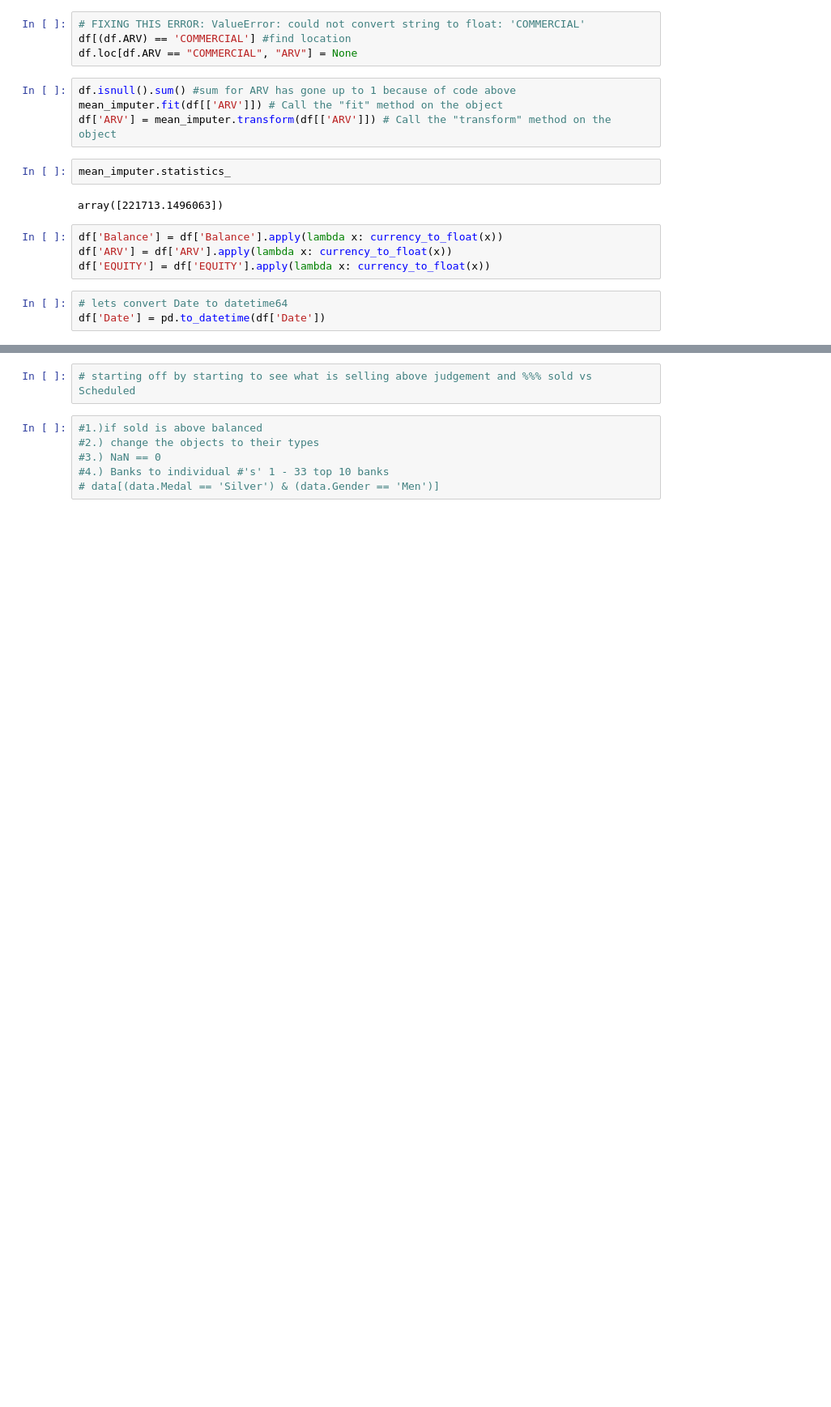
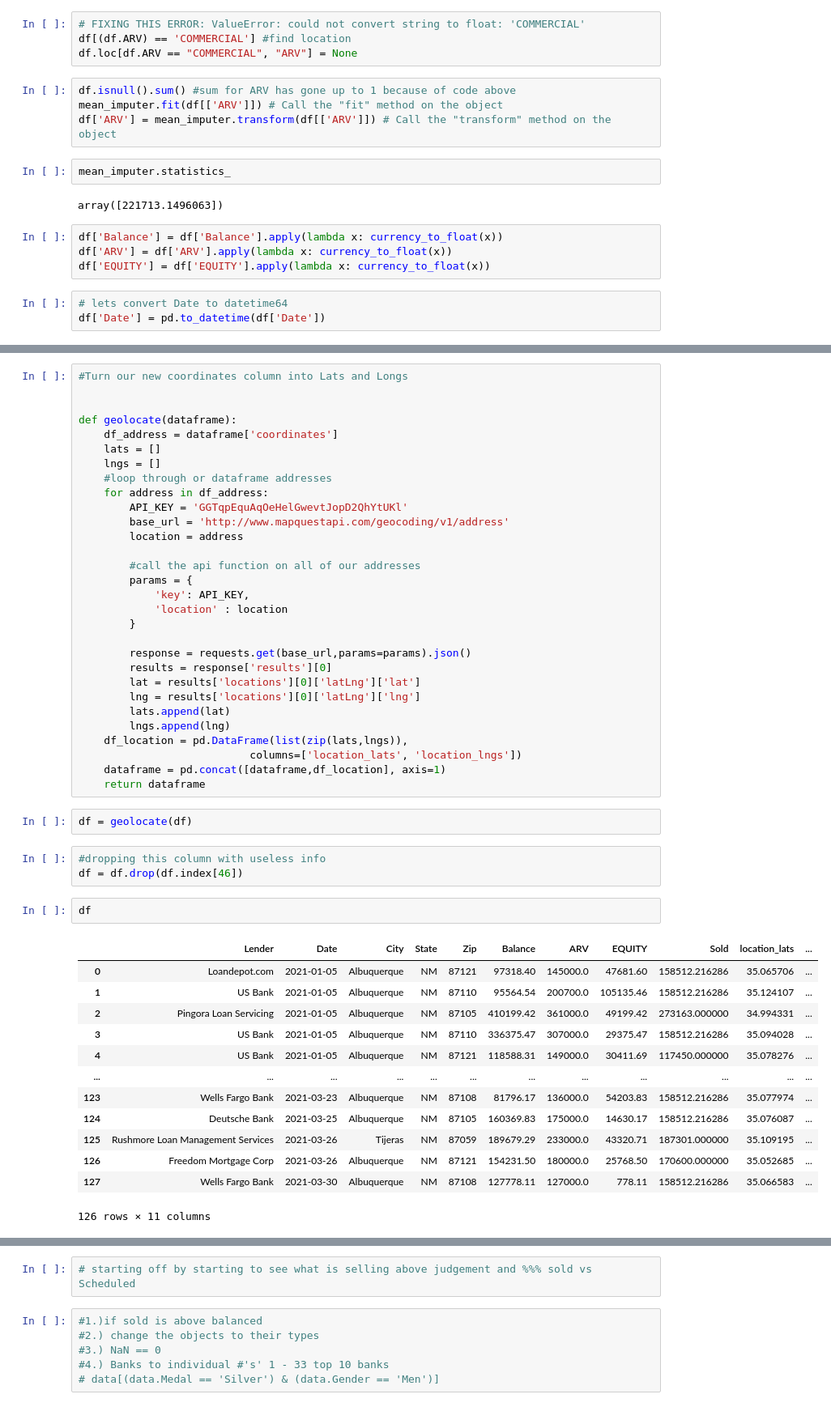
Before and after one commit to munjik/personal-projects, a Jupyter notebook: real_estate_project/Untitled.ipynb, the cells around one changed output, grey strips where cells are left out. Shown: that part at 81% size. Saved outputs shown, nothing was run; the diff lists cells and outputs as text; blank space fills up the shorter version.

```diff
--- a/real_estate_project/Untitled.ipynb
+++ b/real_estate_project/Untitled.ipynb
@@ -194,3 +217,54 @@ df
+# %%
+#Turn our new coordinates column into Lats and Longs
+
+
+def geolocate(dataframe):
+    df_address = dataframe['coordinates']
+    lats = []
+    lngs = []
+    #loop through or dataframe addresses
+    for address in df_address:
+        API_KEY = 'GGTqpEquAqOeHelGwevtJopD2QhYtUKl'
+        base_url = 'http://www.mapquestapi.com/geocoding/v1/address'
+        location = address
+
+        #call the api function on all of our addresses
+        params = {
+            'key': API_KEY,
+            'location' : location
+        }
+
+        response = requests.get(base_url,params=params).json()
+        results = response['results'][0]
+        lat = results['locations'][0]['latLng']['lat']
+        lng = results['locations'][0]['latLng']['lng']
+        lats.append(lat)
+        lngs.append(lng)
+    df_location = pd.DataFrame(list(zip(lats,lngs)),
+                           columns=['location_lats', 'location_lngs'])
+    dataframe = pd.concat([dataframe,df_location], axis=1)
+    return dataframe
+# %%
+df = geolocate(df)
+# %%
+#dropping this column with useless info
+df = df.drop(df.index[46])
+# %%
+df
+# %% [output]
+|  | Lender | Date | City | State | Zip | Balance | ARV | EQUITY | Sold | location_lats | ... |
+| 0 | Loandepot.com | 2021-01-05 | Albuquerque | NM | 87121 | 97318.40 | 145000.0 | 47681.60 | 158512.216286 | 35.065706 | ... |
+| 1 | US Bank | 2021-01-05 | Albuquerque | NM | 87110 | 95564.54 | 200700.0 | 105135.46 | 158512.216286 | 35.124107 | ... |
+| 2 | Pingora Loan Servicing | 2021-01-05 | Albuquerque | NM | 87105 | 410199.42 | 361000.0 | 49199.42 | 273163.000000 | 34.994331 | ... |
+| 3 | US Bank | 2021-01-05 | Albuquerque | NM | 87110 | 336375.47 | 307000.0 | 29375.47 | 158512.216286 | 35.094028 | ... |
+| 4 | US Bank | 2021-01-05 | Albuquerque | NM | 87121 | 118588.31 | 149000.0 | 30411.69 | 117450.000000 | 35.078276 | ... |
+| ... | ... | ... | ... | ... | ... | ... | ... | ... | ... | ... | ... |
+| 123 | Wells Fargo Bank | 2021-03-23 | Albuquerque | NM | 87108 | 81796.17 | 136000.0 | 54203.83 | 158512.216286 | 35.077974 | ... |
+| 124 | Deutsche Bank | 2021-03-25 | Albuquerque | NM | 87105 | 160369.83 | 175000.0 | 14630.17 | 158512.216286 | 35.076087 | ... |
+| 125 | Rushmore Loan Management Services | 2021-03-26 | Tijeras | NM | 87059 | 189679.29 | 233000.0 | 43320.71 | 187301.000000 | 35.109195 | ... |
+| 126 | Freedom Mortgage Corp | 2021-03-26 | Albuquerque | NM | 87121 | 154231.50 | 180000.0 | 25768.50 | 170600.000000 | 35.052685 | ... |
+| 127 | Wells Fargo Bank | 2021-03-30 | Albuquerque | NM | 87108 | 127778.11 | 127000.0 | 778.11 | 158512.216286 | 35.066583 | ... |
+126 rows × 11 columns
 # %%
 """FOR REFERENCE ->
 One Hot Encoding:
```
Also changed, not shown: parts of 27 cells of this notebook, 1 other file.
